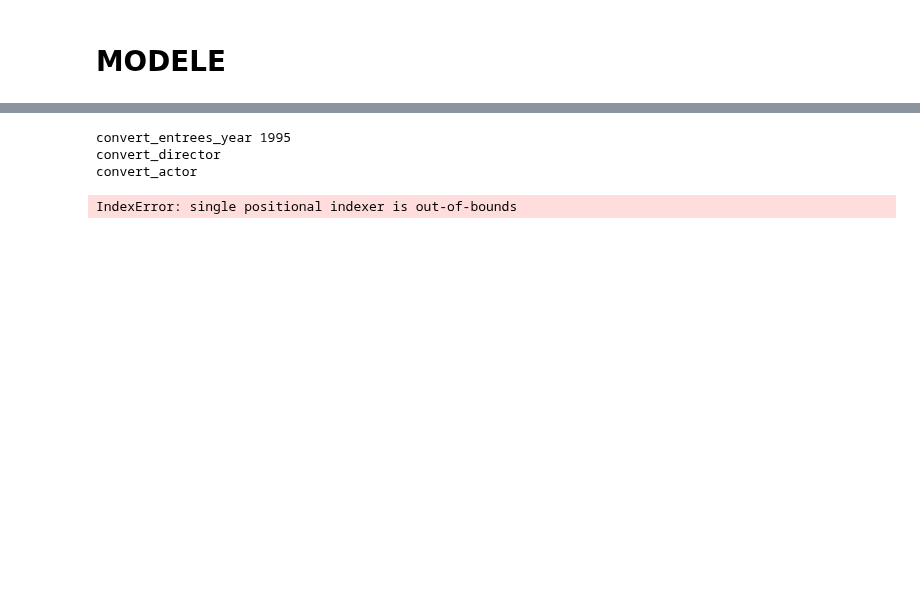
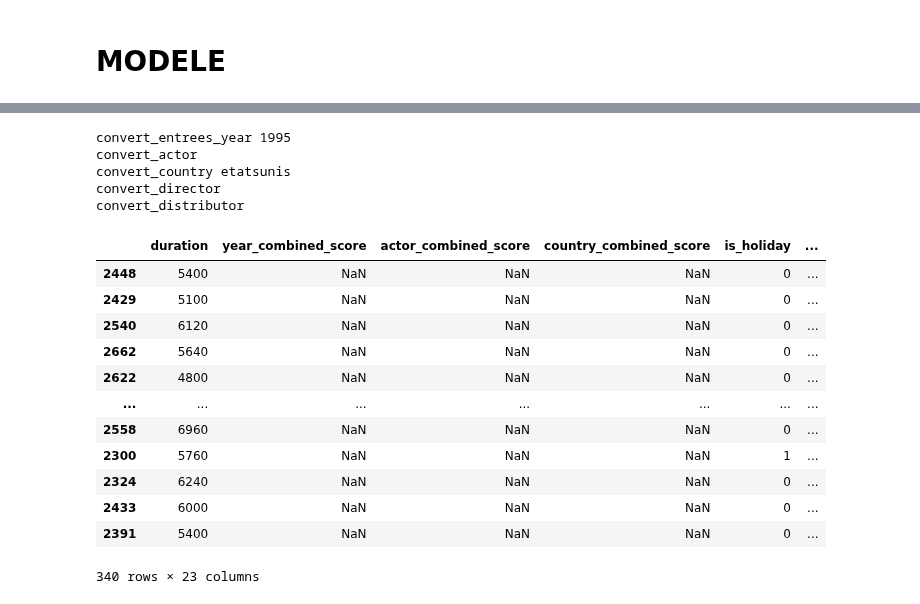
Before and after one commit to AFlo59/Brief_Popularity_Film, a Jupyter notebook: modelisation/model2.ipynb, the cells around one changed output, grey strips where cells are left out. Drawn from its saved outputs; the diff is of its cells as text; code cells hidden in the pictures; blank space fills up the shorter version.

```diff
--- a/modelisation/model2.ipynb
+++ b/modelisation/model2.ipynb
@@ -169,44 +137,46 @@ pipe = Pipeline([
 # %%
-df_clean = df.copy() #df.drop(columns=['raw_title', 'total_spectator', 'first_day', 'first_weekend', 'hebdo_rank', 'total_spectator', 'rating_press', 'award', 'lang'])
+df_clean = df.copy()
+df_clean.drop(columns=['raw_title', 'date', 'genre', 'budget', 'total_spectator', 'first_day', 'first_weekend', 'hebdo_rank', 'total_spectator', 'rating_press', 'award', 'lang'], inplace=True)
 
 X = df_clean.drop(['first_week'], axis=1)
 y = df_clean.first_week
 
-#display(X.info())
-
 X_train, X_test, y_train, y_test = train_test_split(X, y, shuffle=True, train_size=0.85, random_state=42)
-
-num_col = list(X.select_dtypes(include=[float,int]).columns)
-cat_col = list(X.select_dtypes(include=[object]).columns)
-
-onehotscale_pipeline = make_pipeline(OneHotEncoder(handle_unknown='ignore', sparse_output=False))
-scale_pipeline = make_pipeline(RobustScaler(with_centering=False))
-
-preprocessing = ColumnTransformer(
-    transformers=[
-        #('categorical', onehotscale_pipeline, ['country', 'season', 'month_name']),
-        ('numerical', scale_pipeline, ['year_combined_score', 'director_combined_score', 'actor_combined_score', 'distributor_combined_score'])
-    ],
-    remainder='passthrough',
-    verbose_feature_names_out=False
-)
-
-polyscale_pipeline = make_pipeline(PolynomialFeatures(2))
 
 model = make_pipeline(
             pipe,
-            make_pipeline(drop),
+            #make_pipeline(RobustScaler(with_centering=False))
+            #drop_after_converter_pipeline,
+            #set_ohe_pipeline,
+            #PolynomialFeatures(),
             #preprocessing,
-            #xgboost.XGBRegressor(enable_categorical=True, n_estimators=1000, max_depth=7, eta=0.1, subsample=0.7, colsample_bytree=0.8)
+            #xgboost.XGBRegressor(n_estimators=1000, max_depth=7, eta=0.1, subsample=0.7, colsample_bytree=0.8)
         )
 
-#model.fit(X_train, y_train)
+# model.fit(X_train, y_train)
+# xgboost.plot_importance(model[-1], max_num_features=20)
+
 p = model.transform(X_train)
-p.head(5)
-
-#xgboost.plot_importance(model[-1], max_num_features=20)
 # %% [output]
 convert_entrees_year 1995
+convert_actor
+convert_country etatsunis
 convert_director
-convert_actor
+convert_distributor
-IndexError: single positional indexer is out-of-bounds
+# %%
+#display(p.iloc[2448])
+p[p.isna().any(axis=1)]
+# %% [output]
+|  | duration | year_combined_score | actor_combined_score | country_combined_score | is_holiday | ... |
+| 2448 | 5400 | NaN | NaN | NaN | 0 | ... |
+| 2429 | 5100 | NaN | NaN | NaN | 0 | ... |
+| 2540 | 6120 | NaN | NaN | NaN | 0 | ... |
+| 2662 | 5640 | NaN | NaN | NaN | 0 | ... |
+| 2622 | 4800 | NaN | NaN | NaN | 0 | ... |
+| ... | ... | ... | ... | ... | ... | ... |
+| 2558 | 6960 | NaN | NaN | NaN | 0 | ... |
+| 2300 | 5760 | NaN | NaN | NaN | 1 | ... |
+| 2324 | 6240 | NaN | NaN | NaN | 0 | ... |
+| 2433 | 6000 | NaN | NaN | NaN | 0 | ... |
+| 2391 | 5400 | NaN | NaN | NaN | 0 | ... |
+340 rows × 23 columns
```
Also changed, not shown: parts of 7 cells of this notebook, 1 other file.
